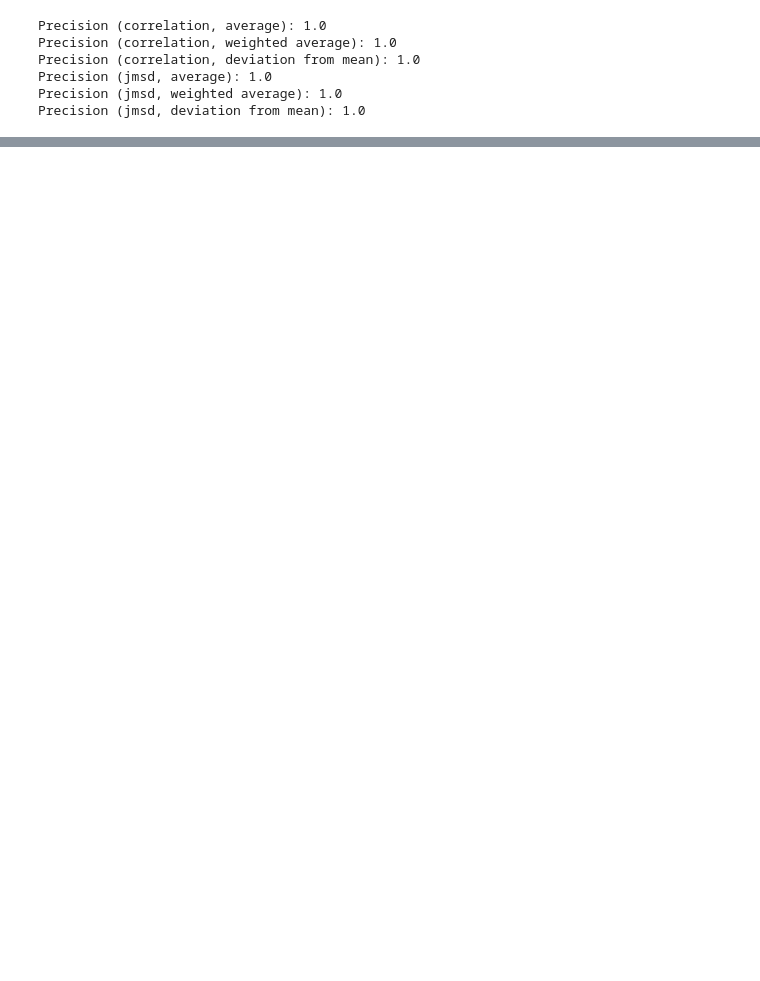
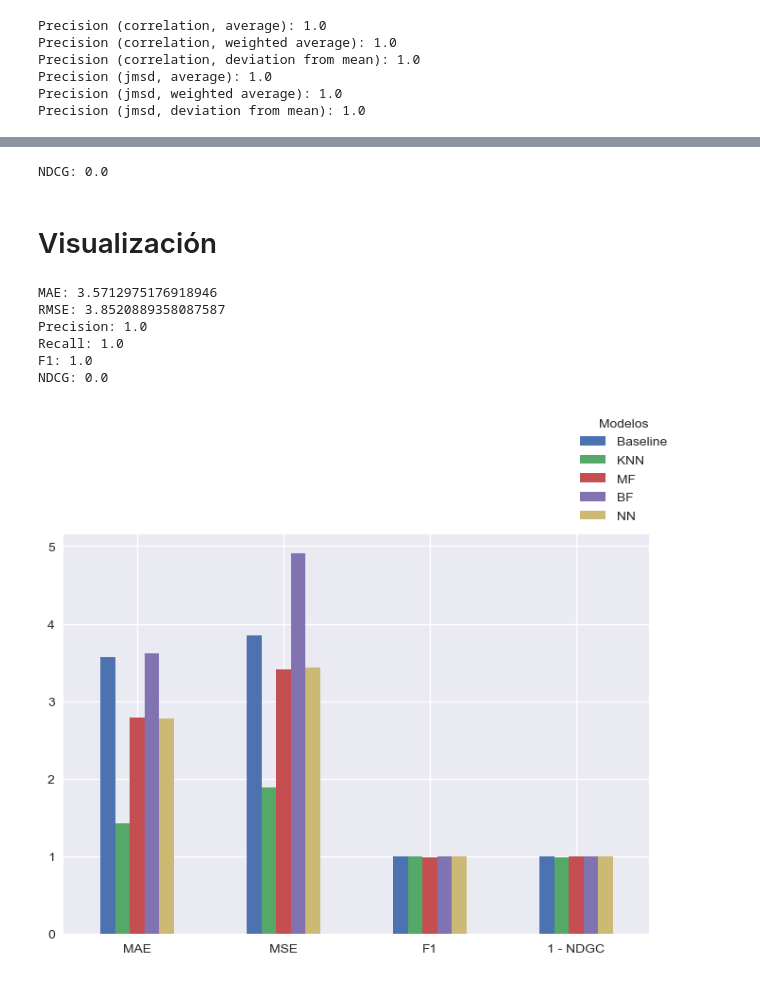
Before and after one commit to daaniii22/recommendation_sistems, a Jupyter notebook: study.ipynb, the cells around one changed output, grey strips where cells are left out. Drawn from its saved outputs; the diff is of its cells as text; code cells hidden in the pictures; blank space fills up the shorter version.

Commit message:
add(study): execution, split corrections and alpha models

```diff
--- a/study.ipynb
+++ b/study.ipynb
@@ -815,0 +899,2 @@ F1 (jmsd, deviation from mean): 0.7408655466230203
+# %%
+nn.fit(users, books, ratings, epochs=50, validation_data=(test_users, test_books, test_ratings))
@@ -815,0 +938,7 @@ F1 (jmsd, deviation from mean): 0.7408655466230203
+# %%
+N = 5
+recommendations_nn = {u:nn.recommend(u, N, sorted=True) for u in tqdm(set(test_users))}
+# %%
+print('NDCG:', get_ndcg_sparse(sparse_test_ratings, recommendations_nn))
+# %% [output]
+NDCG: 0.0
@@ -815,0 +952,50 @@ F1 (jmsd, deviation from mean): 0.7408655466230203
+# %% [markdown]
+# Visualización
+# %%
+test_users = test_ratings_df['User-ID'].values
+test_books = test_ratings_df['book_index'].values
+test_ratings = test_ratings_df['Book-Rating'].values
+
+m = test_ratings_df['Book-Rating'].mean()
+inferred_ratings = np.array([m for _ in test_users])
+
+bs_mae = get_mae(test_ratings, inferred_ratings)
+bs_rmse = get_rmse(test_ratings, inferred_ratings)
+bs_f1 = get_f1(test_ratings, inferred_ratings)
+bs_ndcg = get_ndcg_sparse(sparse_test_ratings, {u:np.random.rand(5) for u in set(test_users)})
+
+print('MAE:', bs_mae)
+print('RMSE:', bs_rmse)
+print('Precision:', get_precision(test_ratings, inferred_ratings))
+print('Recall:', get_recall(test_ratings, inferred_ratings))
+print('F1:', bs_f1)
+# Como evalua todo igual, todas son recomendaciones igual de validas por tanto es lo mismo que elegir aleatoriamente
+print('NDCG:', bs_ndcg)
+# %% [output]
+MAE: 3.5712975176918946
+RMSE: 3.8520889358087587
+Precision: 1.0
+Recall: 1.0
+F1: 1.0
+NDCG: 0.0
+# %%
+import matplotlib.pyplot as plt
+import pandas as pd
+plt.style.use('seaborn-v0_8')
+metrics = pd.DataFrame()
+metrics['Baseline'] = [bs_mae, bs_rmse, bs_f1, bs_ndcg]
+metrics['KNN'] = [knn_mae, knn_rmse, knn_f1, knn_ndcg]
+metrics['MF'] = [mf_mae, mf_rmse, mf_f1, mf_ndcg]
+metrics['BF'] = [bf_mae, bf_rmse, bf_f1, bf_ndcg]
+metrics['NN'] = [nn_mae, nn_rmse, nn_f1, nn_ndcg]
+
+metrics.index = ['MAE', 'MSE', 'F1', '1 - NDGC']
+metrics.loc['1 - NDGC'] = 1 - metrics.loc['1 - NDGC']
+metrics_norm = metrics.apply(lambda s: s/s.at['Baseline'], axis=1, result_type='expand')
+
+ax = metrics.plot.bar()
+[ax.get_xticklabels()[i].set_rotation(0) for i in range(len(ax.get_xticklabels()))]
+ax.legend(title='Modelos', bbox_to_anchor=(1.05, 1), loc='lower right')
+plt.savefig('metrics.png', bbox_inches='tight')
+# %% [output]
+[figure, added]
```
Also changed, not shown: parts of 69 cells of this notebook.
